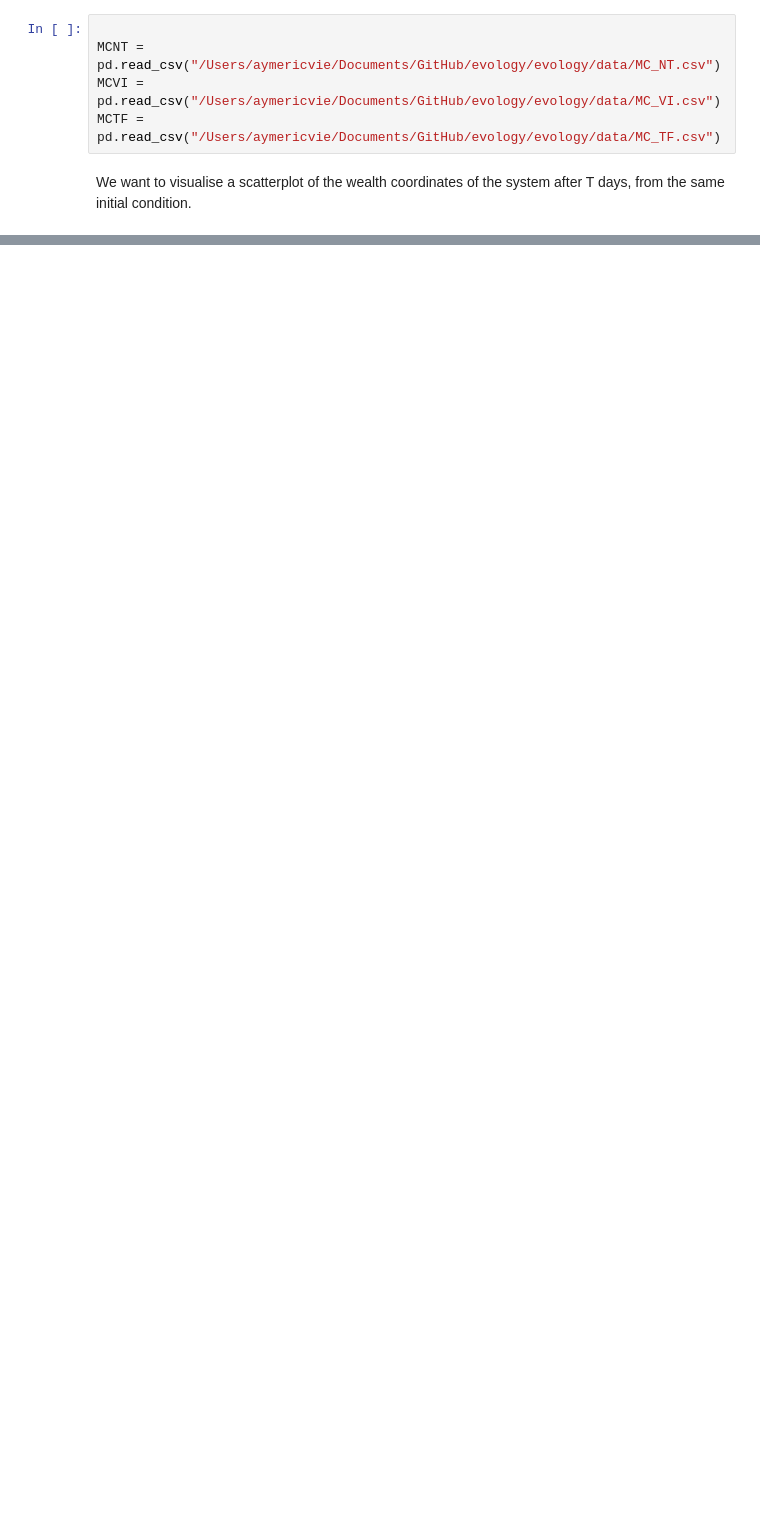
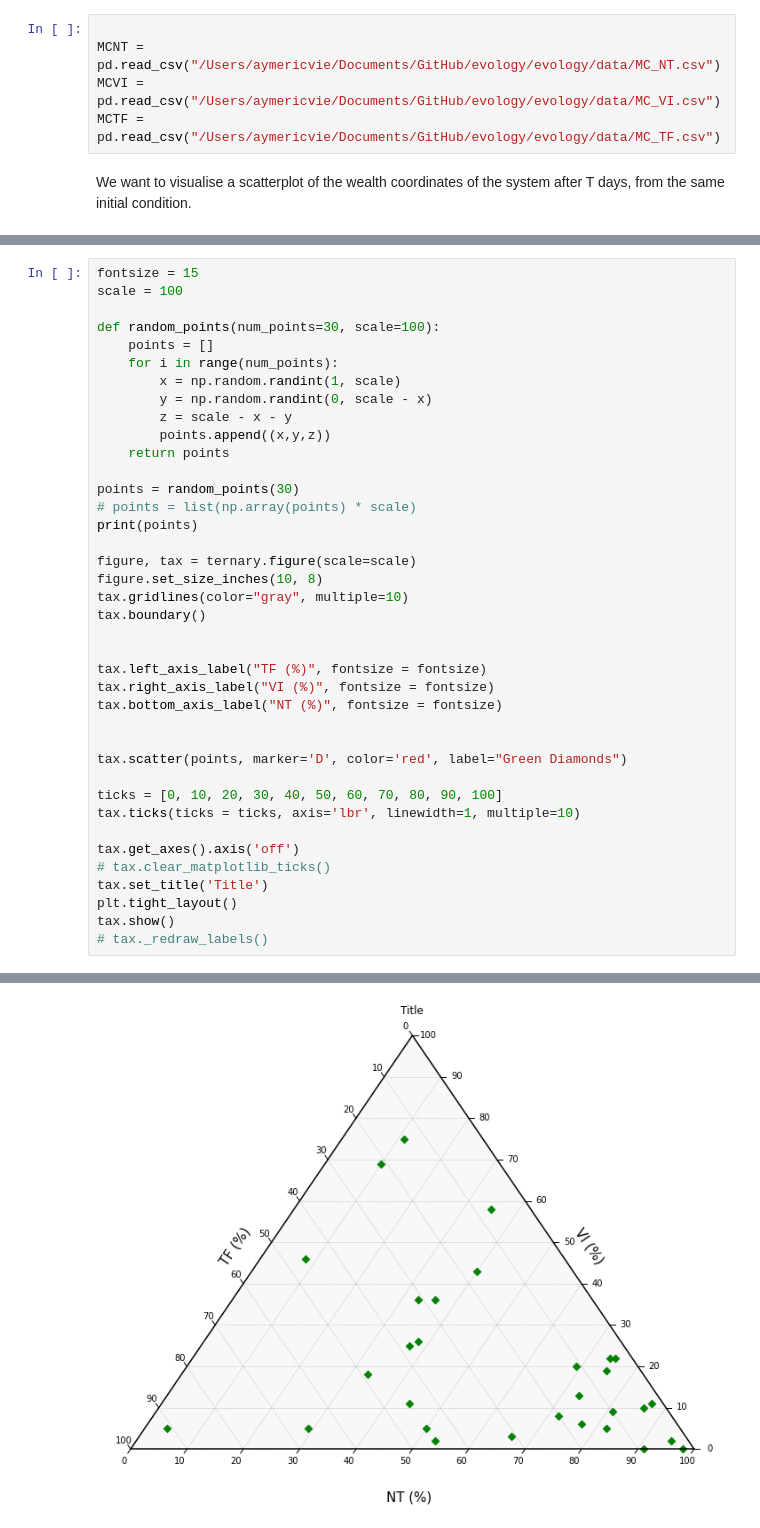
Before and after one commit to aymericvie/evology, a Jupyter notebook: evology/research/TransferStatus/MCarloLongRuns/MCLRAnalysis.ipynb, the cells around one changed output, grey strips where cells are left out. Cells and saved outputs as stored; diff of their text form; blank space fills up the shorter version.

Commit message:
adding ternary scatterplot

```diff
--- a/evology/research/TransferStatus/MCarloLongRuns/MCLRAnalysis.ipynb
+++ b/evology/research/TransferStatus/MCarloLongRuns/MCLRAnalysis.ipynb
@@ -36,0 +38,40 @@ print([np.std(FinalCoordNT),np.std(FinalCoordVI),np.std(FinalCoordTF)])
+# %%
+fontsize = 15
+scale = 100
+
+def random_points(num_points=30, scale=100):
+    points = []
+    for i in range(num_points):
+        x = np.random.randint(1, scale)
+        y = np.random.randint(0, scale - x)
+        z = scale - x - y
+        points.append((x,y,z))
+    return points
+
+points = random_points(30)
+# points = list(np.array(points) * scale)
+print(points)
+
+figure, tax = ternary.figure(scale=scale)
+figure.set_size_inches(10, 8)
+tax.gridlines(color="gray", multiple=10)
+tax.boundary()
+
+
+tax.left_axis_label("TF (%)", fontsize = fontsize)
+tax.right_axis_label("VI (%)", fontsize = fontsize)
+tax.bottom_axis_label("NT (%)", fontsize = fontsize)
+
+
+tax.scatter(points, marker='D', color='red', label="Green Diamonds")
+
+ticks = [0, 10, 20, 30, 40, 50, 60, 70, 80, 90, 100]
+tax.ticks(ticks = ticks, axis='lbr', linewidth=1, multiple=10)
+
+tax.get_axes().axis('off')
+# tax.clear_matplotlib_ticks()
+tax.set_title('Title')
+plt.tight_layout()
+tax.show()
+# tax._redraw_labels()
+# %% [output]
@@ -36,0 +79 @@ print([np.std(FinalCoordNT),np.std(FinalCoordVI),np.std(FinalCoordTF)])
+[figure, added]
```
Also changed, not shown: parts of 3 cells of this notebook.
